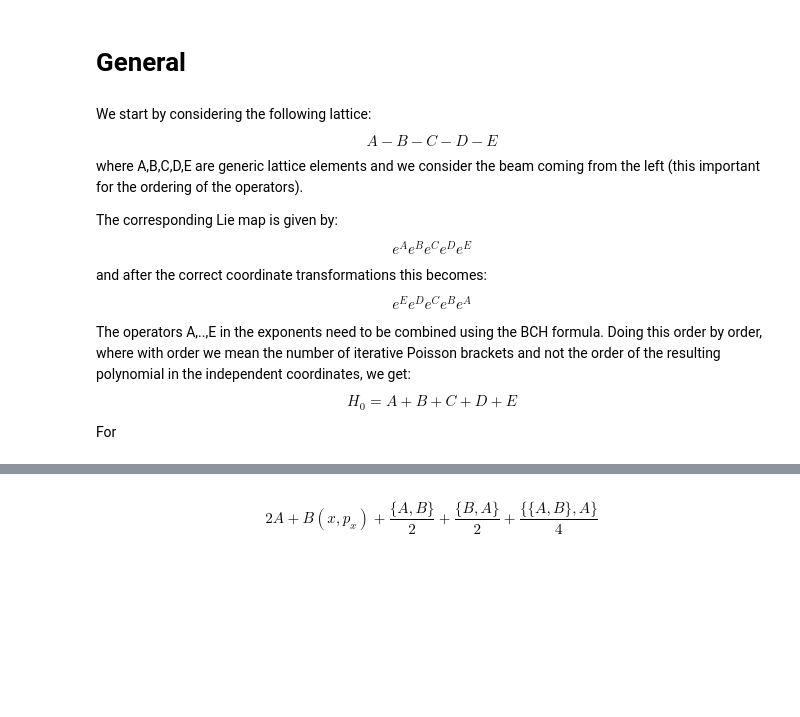
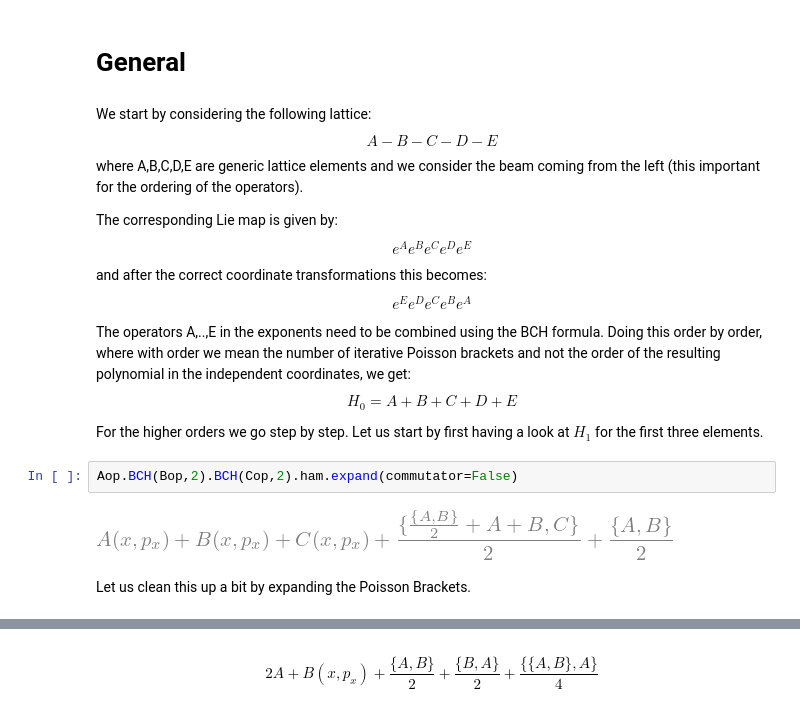
Before and after one commit to tomerten/acchamiltoniansandmatrices, a Jupyter notebook: acchamiltoniansandmatrices/Examples/Notebooks/SymbolicCalculations.ipynb, the cells around one changed output, grey strips where cells are left out. Saved outputs shown, nothing was run; the diff lists cells and outputs as text; blank space fills up the shorter version.

```diff
--- a/acchamiltoniansandmatrices/Examples/Notebooks/SymbolicCalculations.ipynb
+++ b/acchamiltoniansandmatrices/Examples/Notebooks/SymbolicCalculations.ipynb
@@ -128,7 +128,13 @@ $$e^{E}e^{D}e^{C}e^{B}e^{A}$$
 The operators A,..,E in the exponents need to be combined using the BCH formula. Doing this order by order, where with order we mean the number of iterative Poisson brackets and not the order of the resulting polynomial in the independent coordinates, we get:
 $$H_0 = A +B + C + D + E$$
 
-For
+For the higher orders we go step by step. Let us start by first having a look at $H_1$ for the first three elements.
+# %%
+Aop.BCH(Bop,2).BCH(Cop,2).ham.expand(commutator=False)
+# %% [output]
+[figure, added]
+# %% [markdown]
+Let us clean this up a bit by expanding the Poisson Brackets.
 # %%
 Aop.BCH(Bop,2).BCH(Cop,2).ham.expand(commutator=True)
 # %% [output]
```
Also changed, not shown: parts of 7 cells of this notebook, 2 other files.
